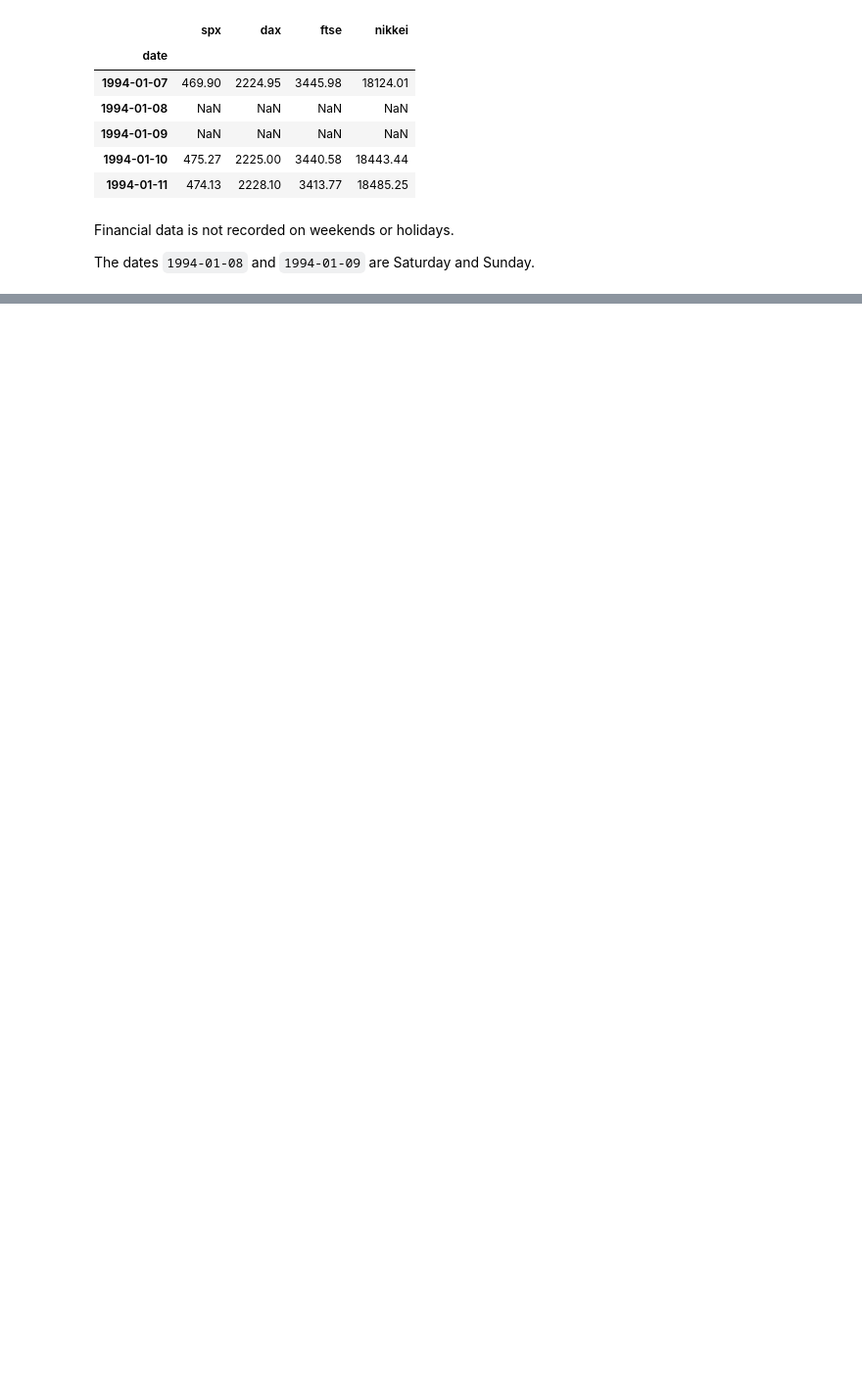
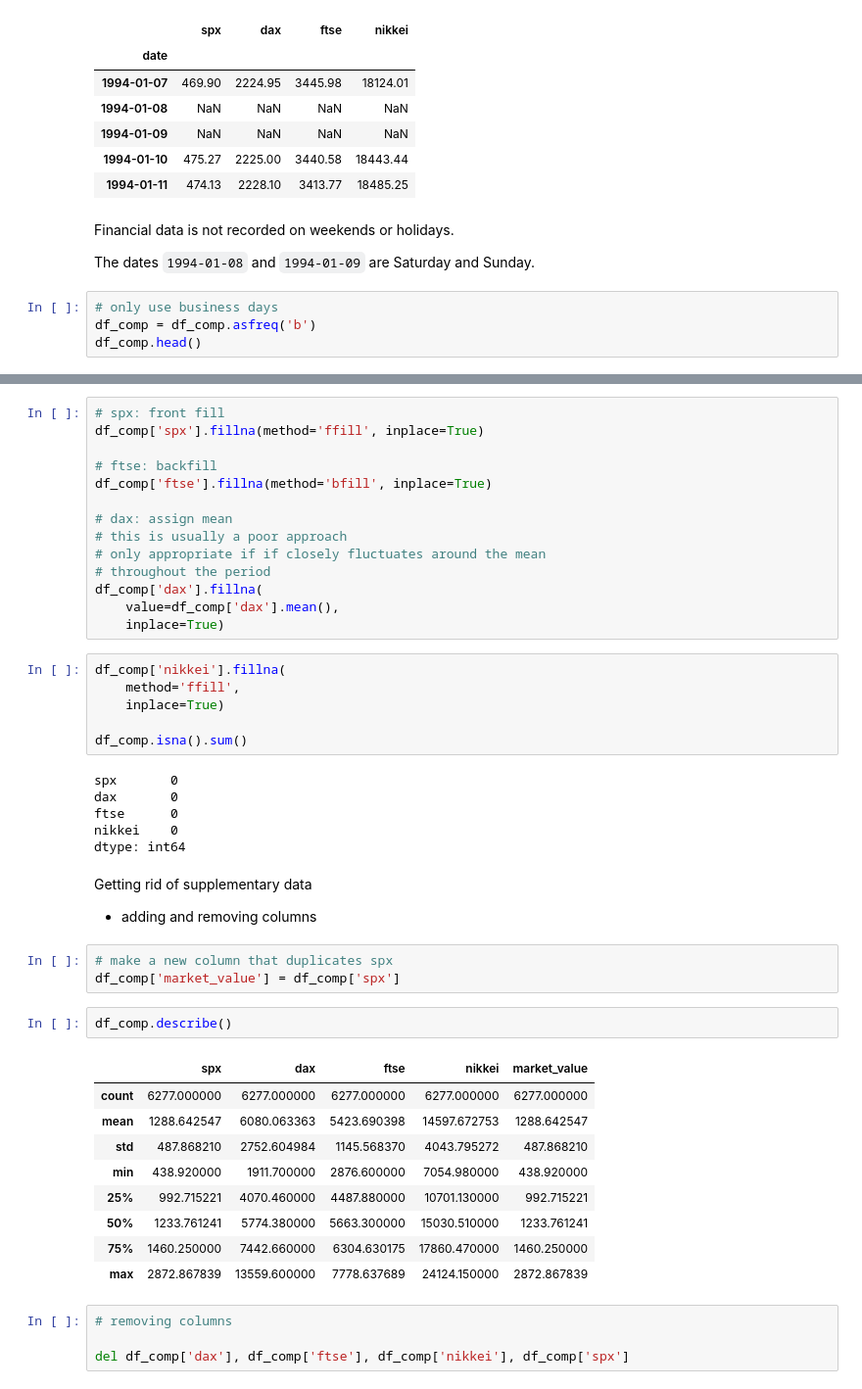
Before and after one commit to cshawnkeech/time_series_analysis_udemy, a Jupyter notebook: notebooks/03_loading_the_data.ipynb, the cells around one changed output, grey strips where cells are left out. Shown at 98% size. Cells and saved outputs as stored; diff of their text form; blank space fills up the shorter version.

```diff
--- a/notebooks/03_loading_the_data.ipynb
+++ b/notebooks/03_loading_the_data.ipynb
@@ -249,3 +248,7 @@ df_comp.head()
 Financial data is not recorded on weekends or holidays.
 
 The dates `1994-01-08` and `1994-01-09` are Saturday and Sunday.
+# %%
+# only use business days
+df_comp = df_comp.asfreq('b')
+df_comp.head()
@@ -251,0 +288,49 @@ The dates `1994-01-08` and `1994-01-09` are Saturday and Sunday.
+# %%
+# spx: front fill
+df_comp['spx'].fillna(method='ffill', inplace=True)
+
+# ftse: backfill
+df_comp['ftse'].fillna(method='bfill', inplace=True)
+
+# dax: assign mean
+# this is usually a poor approach
+# only appropriate if if closely fluctuates around the mean
+# throughout the period
+df_comp['dax'].fillna(
+    value=df_comp['dax'].mean(),
+    inplace=True)
+# %%
+df_comp['nikkei'].fillna(
+    method='ffill',
+    inplace=True)
+
+df_comp.isna().sum()
+# %% [output]
+spx       0
+dax       0
+ftse      0
+nikkei    0
+dtype: int64
+# %% [markdown]
+Getting rid of supplementary data
+
+- adding and removing columns
+# %%
+# make a new column that duplicates spx
+df_comp['market_value'] = df_comp['spx']
+# %%
+df_comp.describe()
+# %% [output]
+|  | spx | dax | ftse | nikkei | market_value |
+| count | 6277.000000 | 6277.000000 | 6277.000000 | 6277.000000 | 6277.000000 |
+| mean | 1288.642547 | 6080.063363 | 5423.690398 | 14597.672753 | 1288.642547 |
+| std | 487.868210 | 2752.604984 | 1145.568370 | 4043.795272 | 487.868210 |
+| min | 438.920000 | 1911.700000 | 2876.600000 | 7054.980000 | 438.920000 |
+| 25% | 992.715221 | 4070.460000 | 4487.880000 | 10701.130000 | 992.715221 |
+| 50% | 1233.761241 | 5774.380000 | 5663.300000 | 15030.510000 | 1233.761241 |
+| 75% | 1460.250000 | 7442.660000 | 6304.630175 | 17860.470000 | 1460.250000 |
+| max | 2872.867839 | 13559.600000 | 7778.637689 | 24124.150000 | 2872.867839 |
+# %%
+# removing columns
+
+del df_comp['dax'], df_comp['ftse'], df_comp['nikkei'], df_comp['spx']
```
Also changed, not shown: parts of 19 cells of this notebook, 1 other file.
